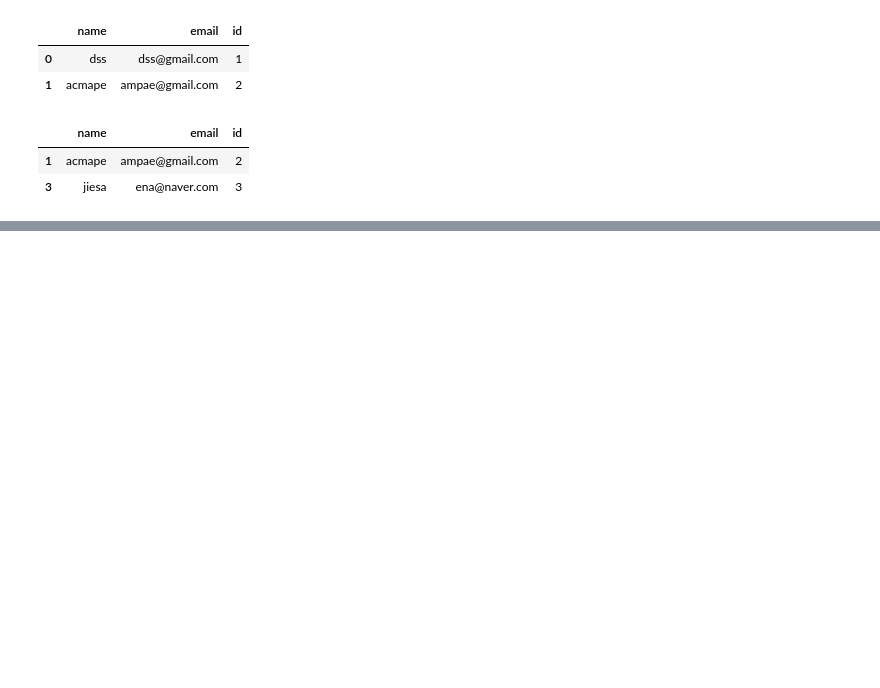
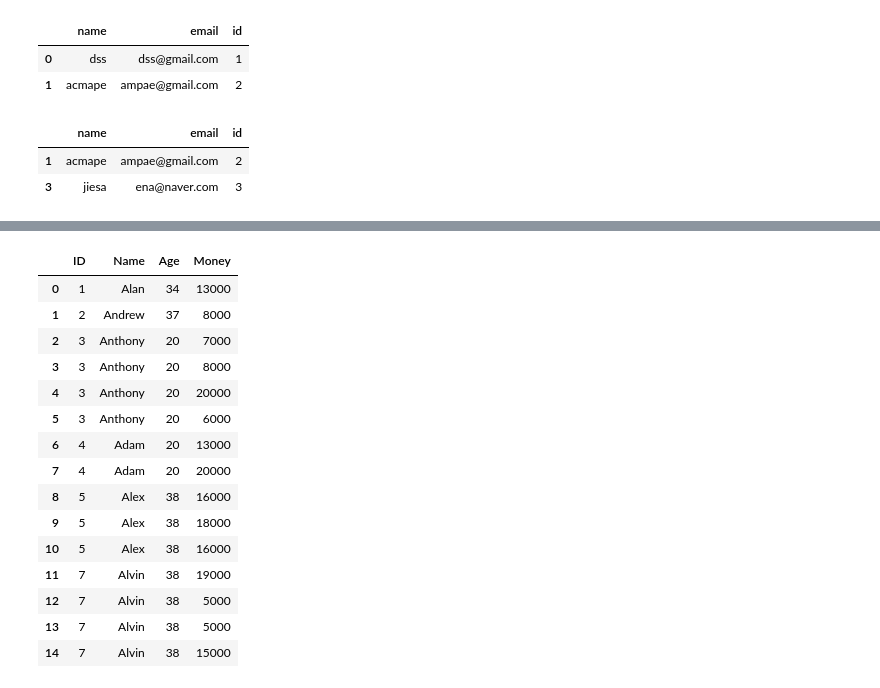
Before and after one commit to dockyum/TIL-data-science, a Jupyter notebook: numpy_pandas/02_pandas.ipynb, the cells around one changed output, grey strips where cells are left out. Saved outputs shown, nothing was run; the diff lists cells and outputs as text; code cells hidden in the pictures; blank space fills up the shorter version.

Commit message:
pandas basic functions - DAY7

```diff
--- a/numpy_pandas/02_pandas.ipynb
+++ b/numpy_pandas/02_pandas.ipynb
@@ -307,0 +754,21 @@ df.tail(2)
+# %%
+## pandas 제공 기능
+result_df = pd.merge(user_df, money_df)
+result_df
+# %% [output]
+|  | ID | Name | Age | Money |
+| 0 | 1 | Alan | 34 | 13000 |
+| 1 | 2 | Andrew | 37 | 8000 |
+| 2 | 3 | Anthony | 20 | 7000 |
+| 3 | 3 | Anthony | 20 | 8000 |
+| 4 | 3 | Anthony | 20 | 20000 |
+| 5 | 3 | Anthony | 20 | 6000 |
+| 6 | 4 | Adam | 20 | 13000 |
+| 7 | 4 | Adam | 20 | 20000 |
+| 8 | 5 | Alex | 38 | 16000 |
+| 9 | 5 | Alex | 38 | 18000 |
+| 10 | 5 | Alex | 38 | 16000 |
+| 11 | 7 | Alvin | 38 | 19000 |
+| 12 | 7 | Alvin | 38 | 5000 |
+| 13 | 7 | Alvin | 38 | 5000 |
+| 14 | 7 | Alvin | 38 | 15000 |
```
Also changed, not shown: parts of 75 cells of this notebook.
